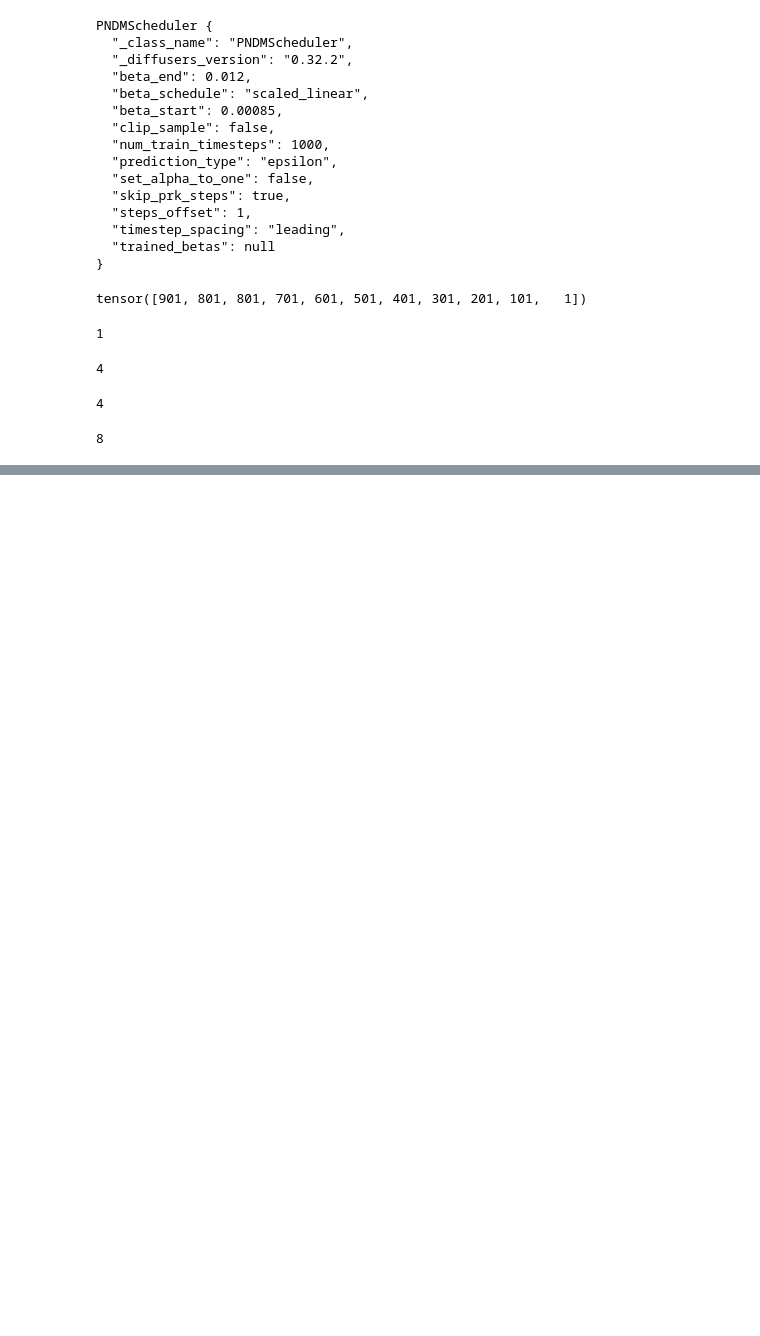
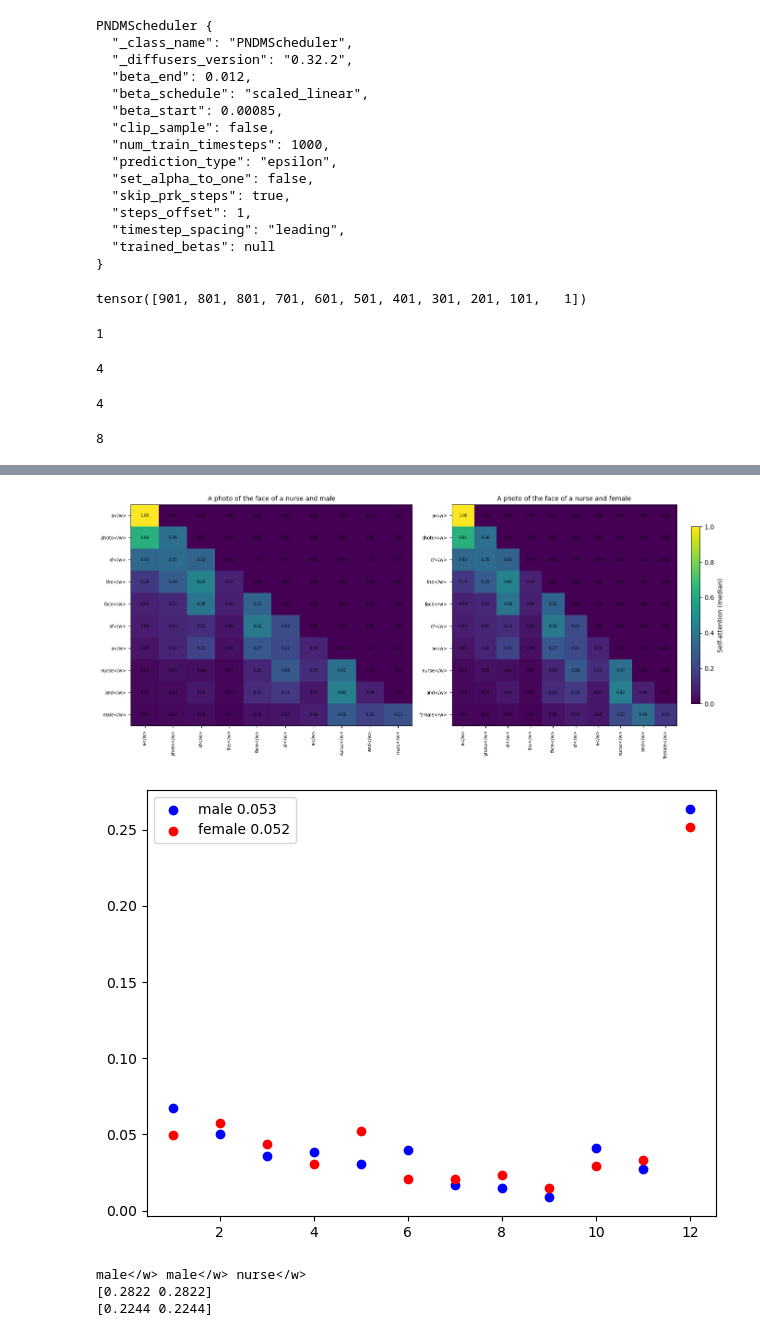
Before and after one commit to brandonc732/CS5864-diffusion-control, a Jupyter notebook: _test_nbs/brandon_v1/TSAM testing.ipynb, the cells around one changed output, grey strips where cells are left out. Cells and saved outputs as stored; diff of their text form; code cells hidden in the pictures; blank space fills up the shorter version.

```diff
--- a/_test_nbs/brandon_v1/TSAM testing.ipynb
+++ b/_test_nbs/brandon_v1/TSAM testing.ipynb
@@ -348,0 +578,26 @@ pipe.vae_scale_factor
+# %%
+p1 = "A photo of the face of a nurse and male"
+p2 = "A photo of the face of a nurse and female"
+
+occ_idx = 7
+
+s1_m_idx = 9
+s1_w_idx = 9
+
+get_rows = [[s1_m_idx + 1, occ_idx + 1]]
+
+s1, s2, t1, t2 = plot_self_attention_pair(pipe, p1, p2, agg='median', normalize=True, get_rows=get_rows)
+
+print(t1[s1_m_idx], t1[s1_w_idx], t1[occ_idx])
+
+#print(s1[occ_idx, [s1_m_idx, s1_w_idx]])
+#print(s2[occ_idx, [s1_m_idx, s1_w_idx]])
+
+print(s1[[s1_m_idx, s1_w_idx], occ_idx])
+print(s2[[s1_m_idx, s1_w_idx], occ_idx])
+# %% [output]
+[figure, added]
+[figure, added]
+male</w> male</w> nurse</w>
+[0.2822 0.2822]
+[0.2244 0.2244]
```
Also changed, not shown: parts of 28 cells of this notebook, 5 other files.
